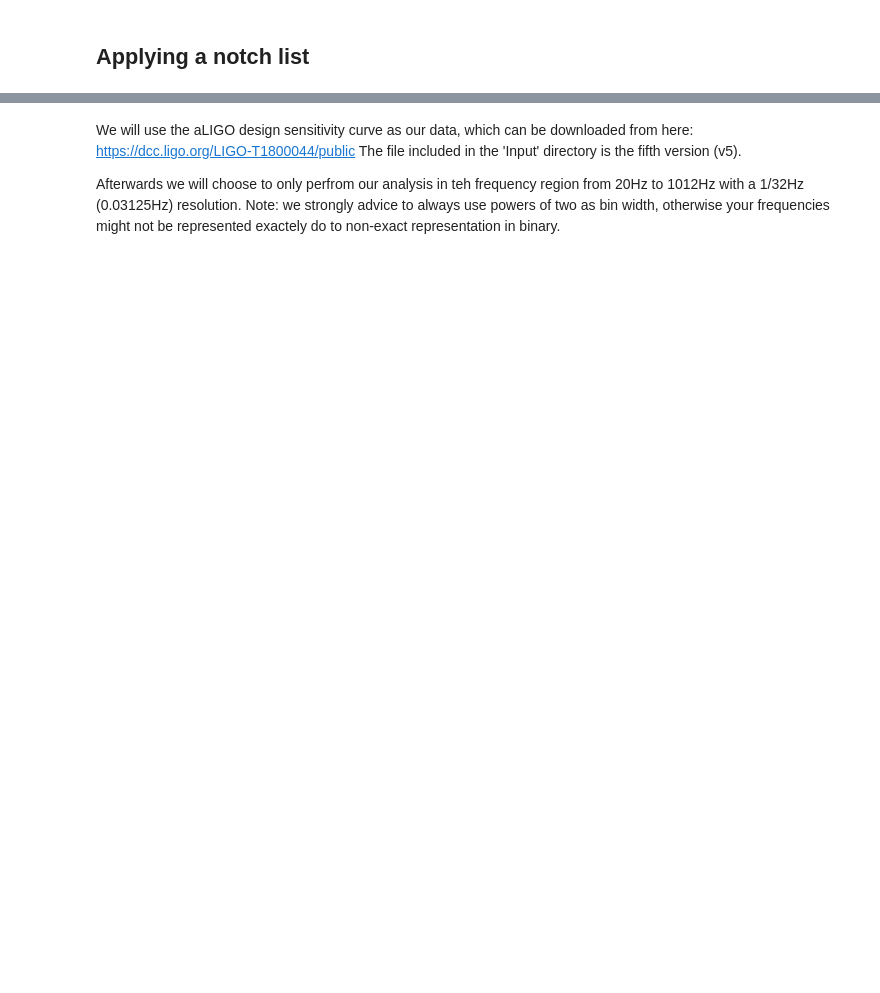
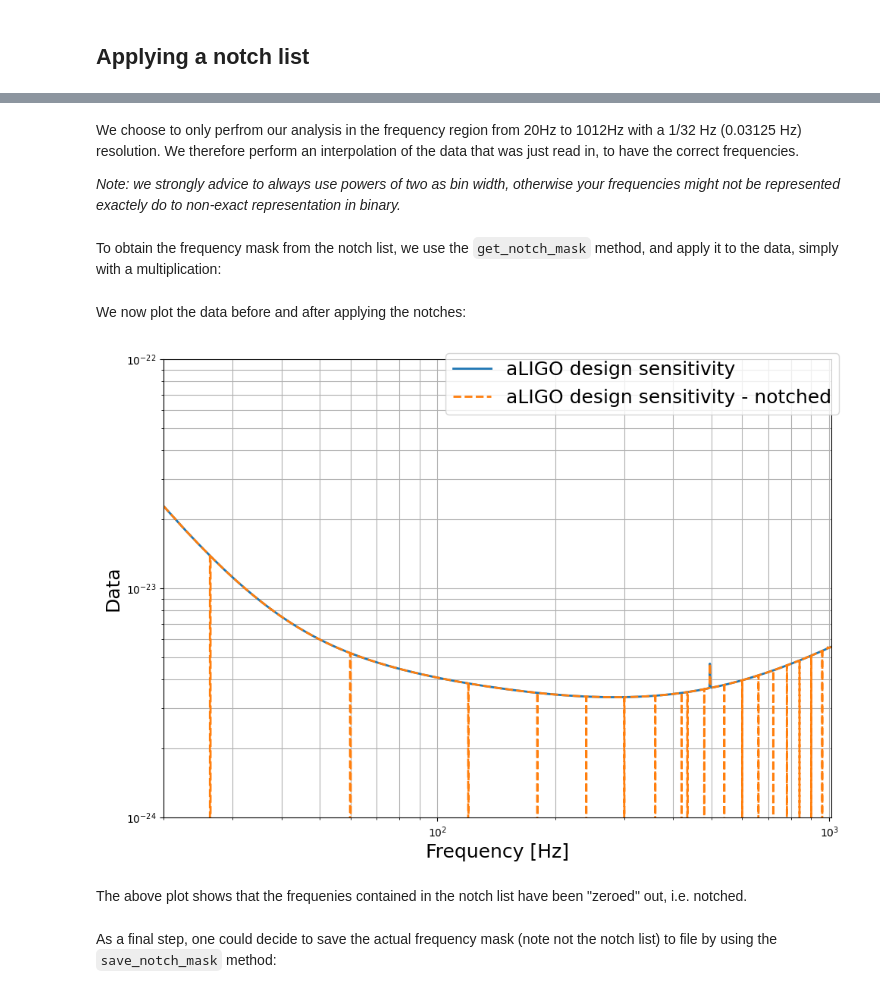
Before and after one commit to a-renzini/pygwb, a Jupyter notebook: tutorials/make_notchlist.ipynb, the cells around one changed output, grey strips where cells are left out. Cells and saved outputs as stored; diff of their text form; code cells hidden in the pictures; blank space fills up the shorter version.

Commit message:
Update tutorial notch list

```diff
--- a/tutorials/make_notchlist.ipynb
+++ b/tutorials/make_notchlist.ipynb
@@ -122,27 +111,36 @@ HL_notch_list = HL_notch_list.load_from_file('output/Toy_example_HL_notchlist.tx
+# %%
+frequencies_tmp ,data_tmp = np.loadtxt('input/aLIGOdesign.txt',usecols=(0,1),unpack=True)
 # %% [markdown]
-We will use the aLIGO design sensitivity curve as our data, which can be downloaded from here: https://dcc.ligo.org/LIGO-T1800044/public
-The file included in the 'Input' directory is the fifth version (v5).
+We choose to only perfrom our analysis in the frequency region from 20Hz to 1012Hz with a 1/32 Hz (0.03125 Hz) resolution. We therefore perform an interpolation of the data that was just read in, to have the correct frequencies.
 
-Afterwards we will choose to only perfrom our analysis in teh frequency region from 20Hz to 1012Hz with a 1/32Hz (0.03125Hz) resolution.
-Note: we strongly advice to always use powers of two as bin width, otherwise your frequencies might not be represented exactely do to non-exact representation in binary.
+*Note: we strongly advice to always use powers of two as bin width, otherwise your frequencies might not be represented exactely do to non-exact representation in binary.*
 # %%
-f = np.arange(20, 1012, 0.03125)
-f2,hf2 = np.loadtxt('input/aLIGOdesign.txt',usecols=(0,1),unpack=True)
-hf = np.interp(f, f2, hf2)[:np.size(f)]
+frequencies = np.arange(20, 1012, 0.03125)
+data = np.interp(frequencies, frequencies_tmp, data_tmp)[:np.size(frequencies)]
+# %% [markdown]
+To obtain the frequency mask from the notch list, we use the `get_notch_mask` method, and apply it to the data, simply with a multiplication:
 # %%
-HL_notch_mask = HL_notch_list.get_notch_mask(f)
-hf_notched = hf * HL_notch_mask
+HL_notch_mask = HL_notch_list.get_notch_mask(frequencies)
+data_notched = data * HL_notch_mask
+# %% [markdown]
+We now plot the data before and after applying the notches:
 # %%
-fig, axs = plt.subplots(1,1,figsize=(14,8))
-axs.plot(f,hf,label='aLIGO design sensetivity', linewidth = 2)
-axs.plot(f,0.8*hf_notched,label='80% aLIGO design sensetivity - notched', linewidth = 2)
-plt.ylabel('h(t)',fontsize=18)
+fig, axs = plt.subplots(1,1,figsize=(10,7))
+axs.plot(frequencies,data,label='aLIGO design sensitivity', linewidth = 2)
+axs.plot(frequencies,data_notched,label='aLIGO design sensitivity - notched', linewidth = 2, ls='dashed')
+plt.ylabel('Data',fontsize=18)
 plt.xlabel('Frequency [Hz]',fontsize=18)
 axs.set_xscale('log')
 axs.set_yscale('log')
 axs.set_xlim(20,1012)
 axs.set_ylim(1e-24,1e-22)
 fig.legend(fontsize=18)
 plt.grid(True, which="both", ls="-")
 fig.tight_layout()
+# %% [output]
+[figure, added]
+# %% [markdown]
+The above plot shows that the frequenies contained in the notch list have been "zeroed" out, i.e. notched.
+# %% [markdown]
+As a final step, one could decide to save the actual frequency mask (note not the notch list) to file by using the `save_notch_mask` method:
 # %%
```
Also changed, not shown: parts of 29 cells of this notebook.
